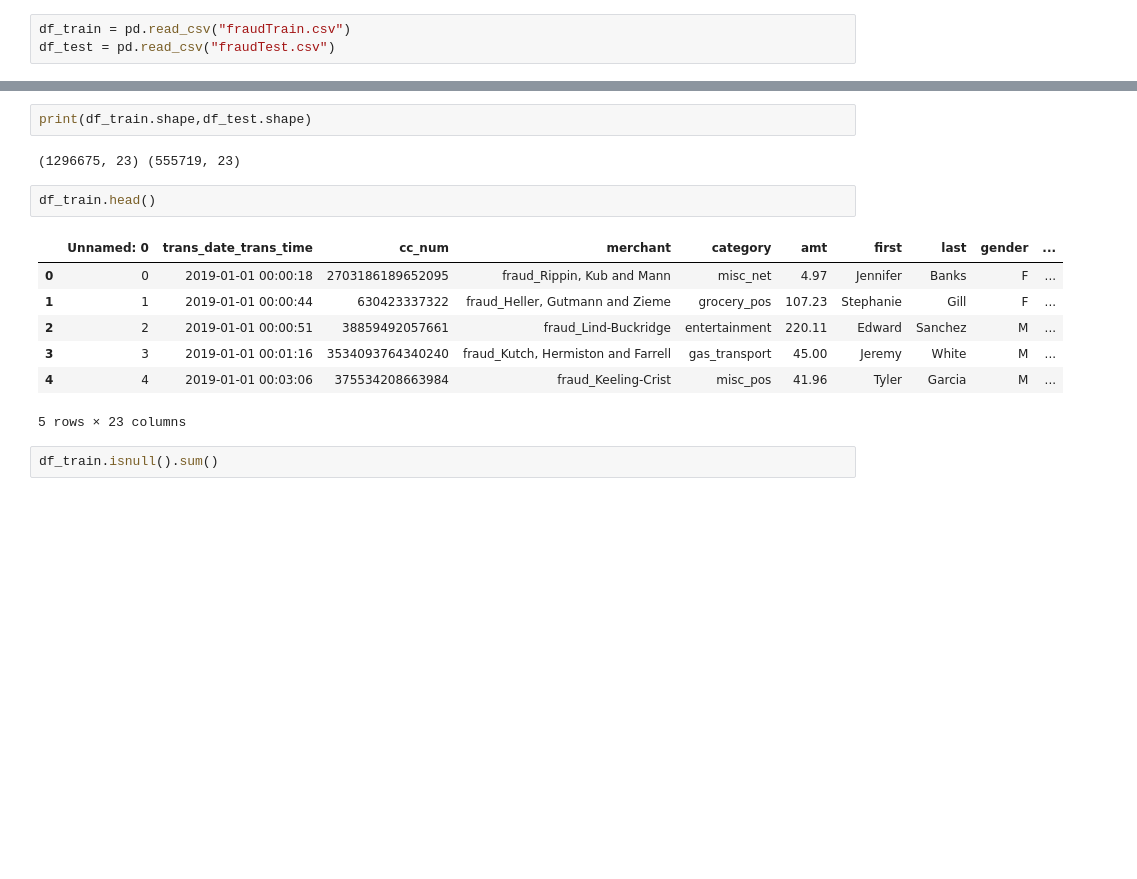
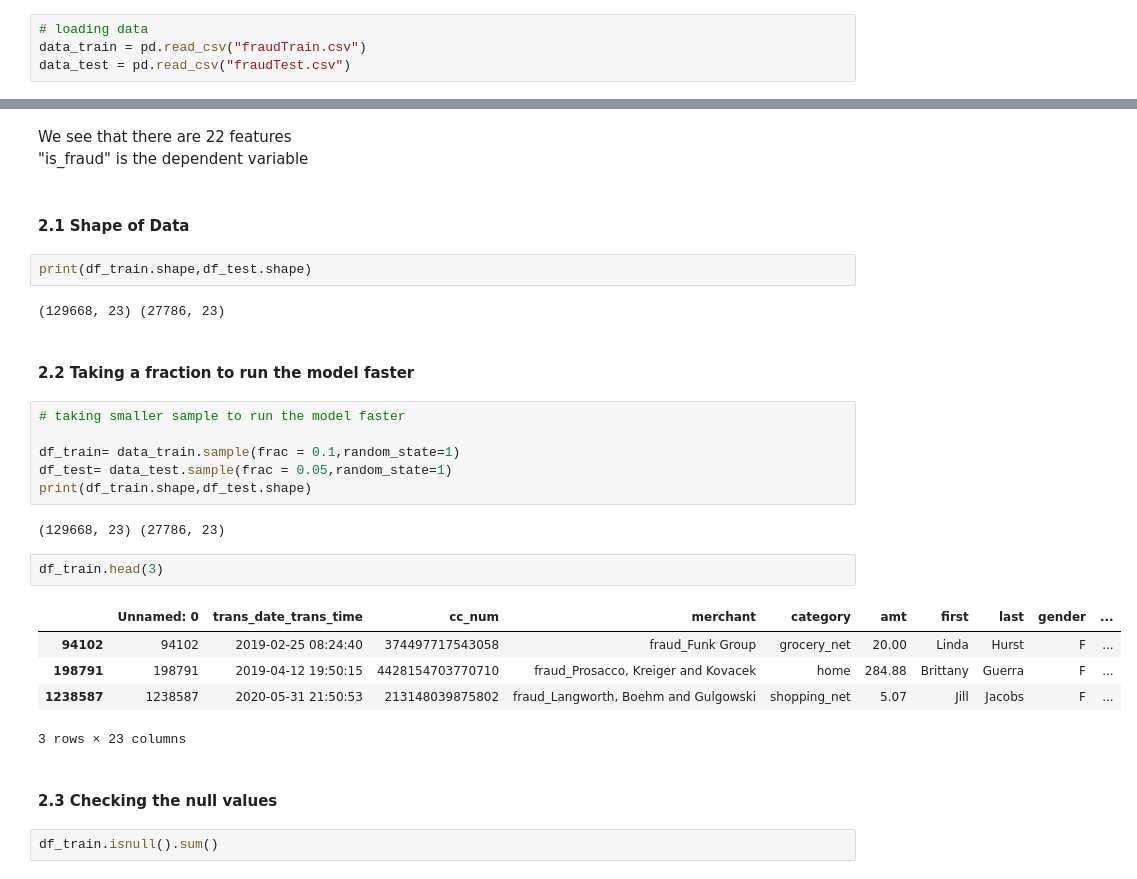
Before and after one commit to sharmasapna/credit-card-fraud-detection, a Jupyter notebook: credit-card-fraud-detection.ipynb, the cells around one changed output, grey strips where cells are left out. Cells and saved outputs as stored; diff of their text form; blank space fills up the shorter version.

```diff
--- a/credit-card-fraud-detection.ipynb
+++ b/credit-card-fraud-detection.ipynb
@@ -11,4 +27,5 @@ Link to the data set is the kaggle link as follows:
 https://www.kaggle.com/kartik2112/fraud-detection
 # %%
-df_train = pd.read_csv("fraudTrain.csv")
-df_test = pd.read_csv("fraudTest.csv")
+# loading data
+data_train = pd.read_csv("fraudTrain.csv")
+data_test = pd.read_csv("fraudTest.csv")
@@ -26,17 +56,32 @@ def print_unique_col_values(df):
+# %% [markdown]
+We see that there are 22 features
+"is_fraud" is the dependent variable
+# %% [markdown]
+#### 2.1 Shape of Data
 # %%
 print(df_train.shape,df_test.shape)
 # %% [output]
-(1296675, 23) (555719, 23)
+(129668, 23) (27786, 23)
+# %% [markdown]
+#### 2.2 Taking a fraction to run the model faster
+# %%
+# taking smaller sample to run the model faster
+
+df_train= data_train.sample(frac = 0.1,random_state=1)
+df_test= data_test.sample(frac = 0.05,random_state=1)
+print(df_train.shape,df_test.shape)
+# %% [output]
+(129668, 23) (27786, 23)
 # %%
-df_train.head()
+df_train.head(3)
 # %% [output]
 |  | Unnamed: 0 | trans_date_trans_time | cc_num | merchant | category | amt | first | last | gender | ... |
-| 0 | 0 | 2019-01-01 00:00:18 | 2703186189652095 | fraud_Rippin, Kub and Mann | misc_net | 4.97 | Jennifer | Banks | F | ... |
-| 1 | 1 | 2019-01-01 00:00:44 | 630423337322 | fraud_Heller, Gutmann and Zieme | grocery_pos | 107.23 | Stephanie | Gill | F | ... |
-| 2 | 2 | 2019-01-01 00:00:51 | 38859492057661 | fraud_Lind-Buckridge | entertainment | 220.11 | Edward | Sanchez | M | ... |
-| 3 | 3 | 2019-01-01 00:01:16 | 3534093764340240 | fraud_Kutch, Hermiston and Farrell | gas_transport | 45.00 | Jeremy | White | M | ... |
-| 4 | 4 | 2019-01-01 00:03:06 | 375534208663984 | fraud_Keeling-Crist | misc_pos | 41.96 | Tyler | Garcia | M | ... |
+| 94102 | 94102 | 2019-02-25 08:24:40 | 374497717543058 | fraud_Funk Group | grocery_net | 20.00 | Linda | Hurst | F | ... |
+| 198791 | 198791 | 2019-04-12 19:50:15 | 4428154703770710 | fraud_Prosacco, Kreiger and Kovacek | home | 284.88 | Brittany | Guerra | F | ... |
+| 1238587 | 1238587 | 2020-05-31 21:50:53 | 213148039875802 | fraud_Langworth, Boehm and Gulgowski | shopping_net | 5.07 | Jill | Jacobs | F | ... |
-5 rows × 23 columns
+3 rows × 23 columns
+# %% [markdown]
+#### 2.3 Checking the null values
 # %%
 df_train.isnull().sum()
 # %% [output]
```
Also changed, not shown: parts of 117 cells of this notebook.
